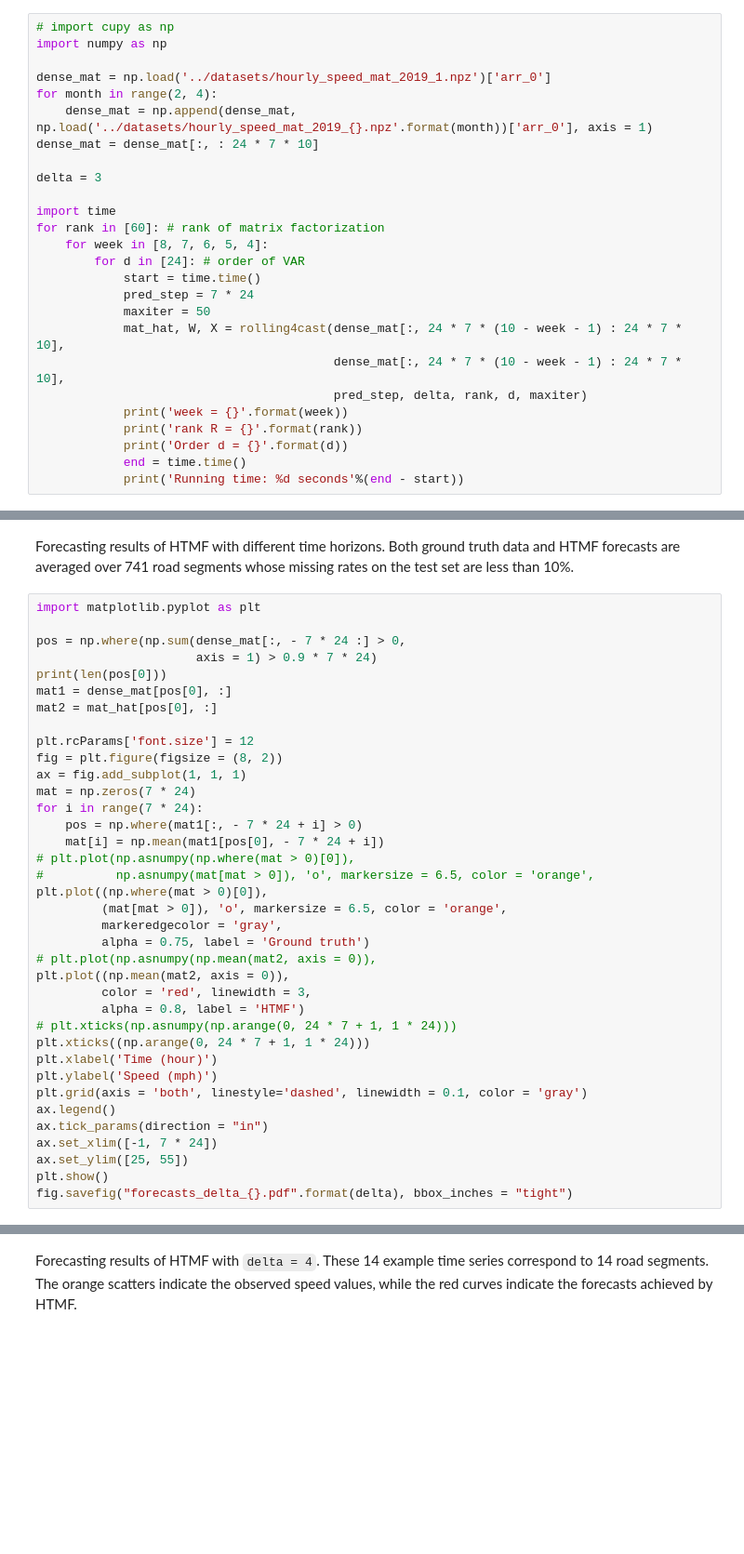
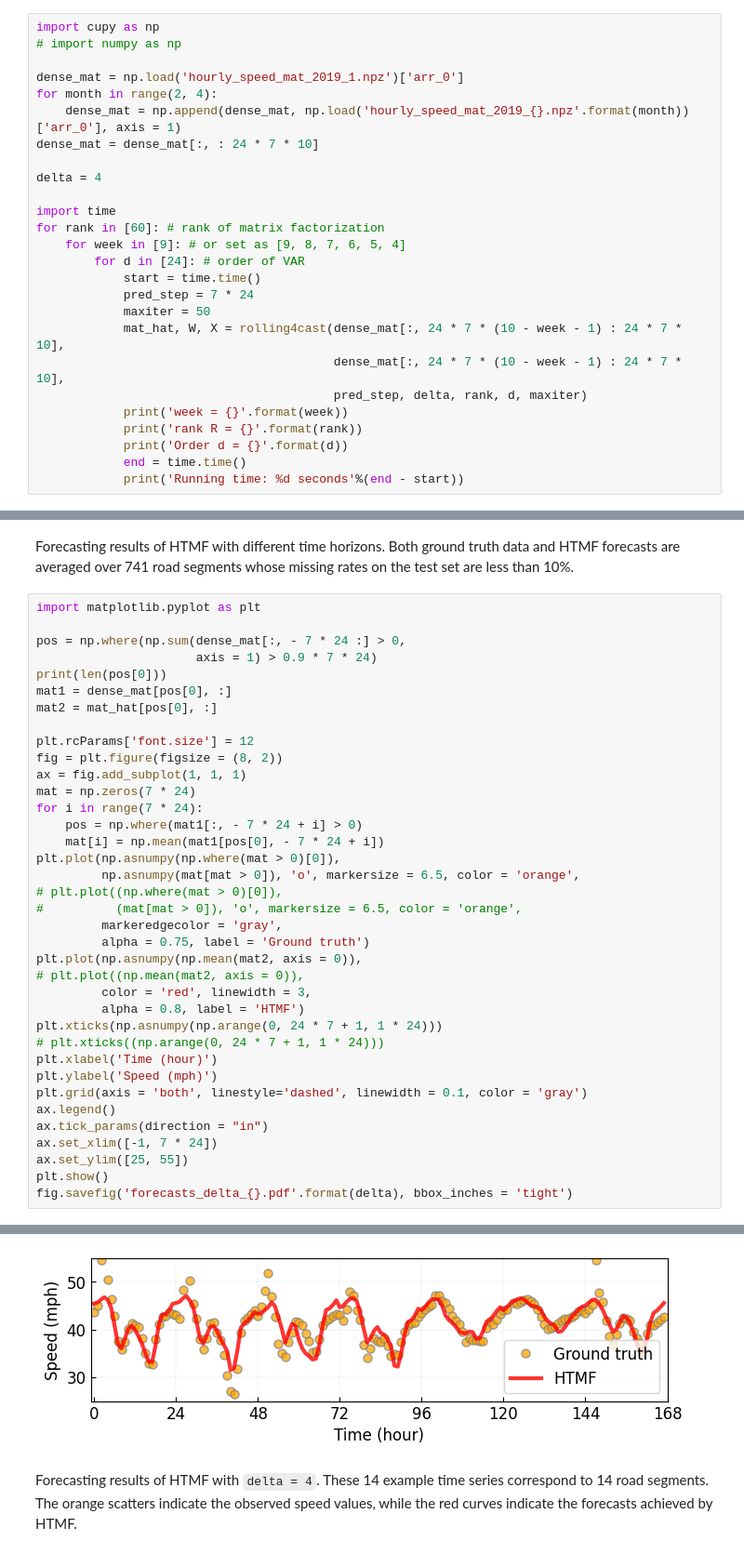
Before and after one commit to xinychen/tracebase, a Jupyter notebook: models/HTMF.ipynb, the cells around one changed output, grey strips where cells are left out. Shown at 93% size. Saved outputs shown, nothing was run; the diff lists cells and outputs as text; blank space fills up the shorter version.

```diff
--- a/models/HTMF.ipynb
+++ b/models/HTMF.ipynb
@@ -158,19 +158,19 @@ def rolling4cast(dense_mat, sparse_mat, pred_step, delta, rank, d, maxiter):
 
 This is a numerical evaluation on the Seattle Uber movement speed dataset in 2019. Below is the traffic state forecasting with different time horizons `delta = 1, 2, 3, 4`.
 # %%
-# import cupy as np
-import numpy as np
+import cupy as np
+# import numpy as np
 
-dense_mat = np.load('../datasets/hourly_speed_mat_2019_1.npz')['arr_0']
+dense_mat = np.load('hourly_speed_mat_2019_1.npz')['arr_0']
 for month in range(2, 4):
-    dense_mat = np.append(dense_mat, np.load('../datasets/hourly_speed_mat_2019_{}.npz'.format(month))['arr_0'], axis = 1)
+    dense_mat = np.append(dense_mat, np.load('hourly_speed_mat_2019_{}.npz'.format(month))['arr_0'], axis = 1)
 dense_mat = dense_mat[:, : 24 * 7 * 10]
 
-delta = 3
+delta = 4
 
 import time
 for rank in [60]: # rank of matrix factorization
-    for week in [8, 7, 6, 5, 4]:
+    for week in [9]: # or set as [9, 8, 7, 6, 5, 4]
         for d in [24]: # order of VAR
             start = time.time()
             pred_step = 7 * 24
@@ -201,18 +214,18 @@ mat = np.zeros(7 * 24)
 for i in range(7 * 24):
     pos = np.where(mat1[:, - 7 * 24 + i] > 0)
     mat[i] = np.mean(mat1[pos[0], - 7 * 24 + i])
-# plt.plot(np.asnumpy(np.where(mat > 0)[0]),
-#          np.asnumpy(mat[mat > 0]), 'o', markersize = 6.5, color = 'orange',
-plt.plot((np.where(mat > 0)[0]),
-         (mat[mat > 0]), 'o', markersize = 6.5, color = 'orange',
+plt.plot(np.asnumpy(np.where(mat > 0)[0]),
+         np.asnumpy(mat[mat > 0]), 'o', markersize = 6.5, color = 'orange',
+# plt.plot((np.where(mat > 0)[0]),
+#          (mat[mat > 0]), 'o', markersize = 6.5, color = 'orange',
          markeredgecolor = 'gray',
          alpha = 0.75, label = 'Ground truth')
-# plt.plot(np.asnumpy(np.mean(mat2, axis = 0)),
-plt.plot((np.mean(mat2, axis = 0)),
+plt.plot(np.asnumpy(np.mean(mat2, axis = 0)),
+# plt.plot((np.mean(mat2, axis = 0)),
          color = 'red', linewidth = 3,
          alpha = 0.8, label = 'HTMF')
-# plt.xticks(np.asnumpy(np.arange(0, 24 * 7 + 1, 1 * 24)))
-plt.xticks((np.arange(0, 24 * 7 + 1, 1 * 24)))
+plt.xticks(np.asnumpy(np.arange(0, 24 * 7 + 1, 1 * 24)))
+# plt.xticks((np.arange(0, 24 * 7 + 1, 1 * 24)))
 plt.xlabel('Time (hour)')
 plt.ylabel('Speed (mph)')
 plt.grid(axis = 'both', linestyle='dashed', linewidth = 0.1, color = 'gray')
@@ -221,4 +234,5 @@ ax.tick_params(direction = "in")
 ax.set_xlim([-1, 7 * 24])
 ax.set_ylim([25, 55])
 plt.show()
-fig.savefig("forecasts_delta_{}.pdf".format(delta), bbox_inches = "tight")
+fig.savefig('forecasts_delta_{}.pdf'.format(delta), bbox_inches = 'tight')
+# %% [output]
@@ -225,3 +240,4 @@ fig.savefig("forecasts_delta_{}.pdf".format(delta), bbox_inches = "tight")
+[figure, added]
 # %% [markdown]
 Forecasting results of HTMF with `delta = 4`. These 14 example time series correspond to 14 road segments. The orange scatters indicate the observed speed values, while the red curves indicate the forecasts achieved by HTMF.
 # %%
```
Also changed, not shown: parts of 15 cells of this notebook.
